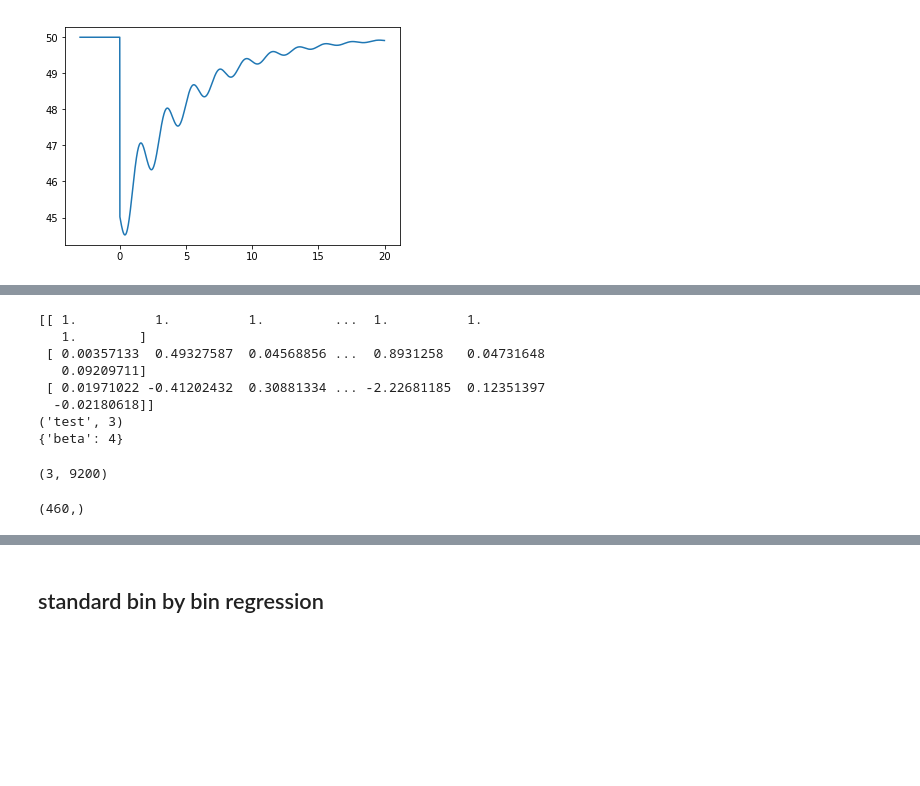
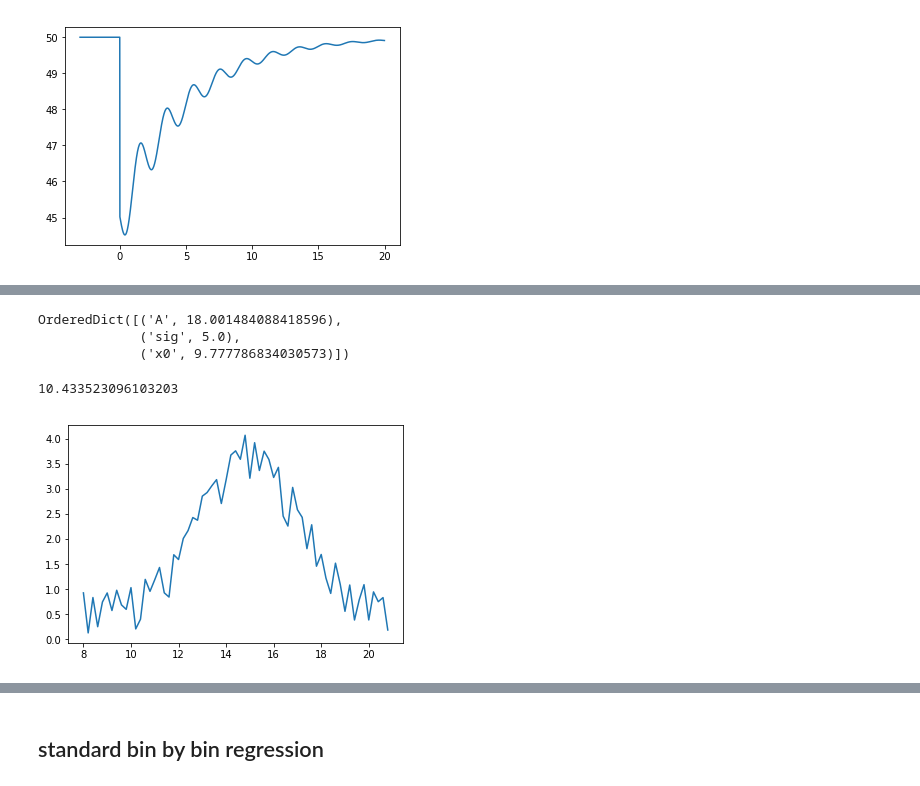
Before and after one commit to sioan/softXRayDataAndControls, a Jupyter notebook: experimentSpecificFiles/sxri0414/pump_probe_sim.ipynb, the cells around one changed output, grey strips where cells are left out. Drawn from its saved outputs; the diff is of its cells as text; code cells hidden in the pictures; blank space fills up the shorter version.

```diff
--- a/experimentSpecificFiles/sxri0414/pump_probe_sim.ipynb
+++ b/experimentSpecificFiles/sxri0414/pump_probe_sim.ipynb
@@ -89,0 +60,4 @@ my_least_squares_solution
+# %%
+xdata = np.arange(8,21,0.2)
+ydata = 3.1* np.e**(-(xdata - 15)**2/(2 * 2**2))
+ydata += np.random.rand(len(ydata))
@@ -89,0 +95,6 @@ my_least_squares_solution
+# %%
+fit_result.params
+# %% [output]
+OrderedDict([('A', 18.001484088418596),
+             ('sig', 5.0),
+             ('x0', 9.777786834030573)])
@@ -90,2 +103,12 @@ my_least_squares_solution
+# %%
+model(x=xdata, **fit_result.params)
+# %% [output]
+10.433523096103203
+# %%
+plt.plot(xdata,ydata)
+#plt.plot(y,xdata)
+plt.show()
+# %% [output]
+[figure, added]
 # %%
 t_bins = np.arange(-3,20,0.05)
@@ -93,22 +114,0 @@ X = np.array([np.ones(len(I_sim)),I0_sim,(I0_sim)*(e_sim-np.mean(e_sim)) ])
-# %%
-def get_residuals(x,*args,**kwargs):
-    print(x)
-    print(args)
-    print(kwargs)
-
-    my_digitized = np.digitize(t_sim,t_bins)
-
-get_residuals(X,'test',3,my_bins=t_bins)
-# %% [output]
-[[ 1.          1.          1.         ...  1.          1.
-   1.        ]
- [ 0.00357133  0.49327587  0.04568856 ...  0.8931258   0.04731648
-   0.09209711]
- [ 0.01971022 -0.41202432  0.30881334 ... -2.22681185  0.12351397
-  -0.02180618]]
-('test', 3)
-{'beta': 4}
-# %%
-X.shape
-# %% [output]
-(3, 9200)
@@ -117,4 +114,0 @@ my_digitized = np.digitize(t_sim,t_bins)
-# %%
-t_bins.shape
-# %% [output]
-(460,)
```
Also changed, not shown: parts of 28 cells of this notebook.
